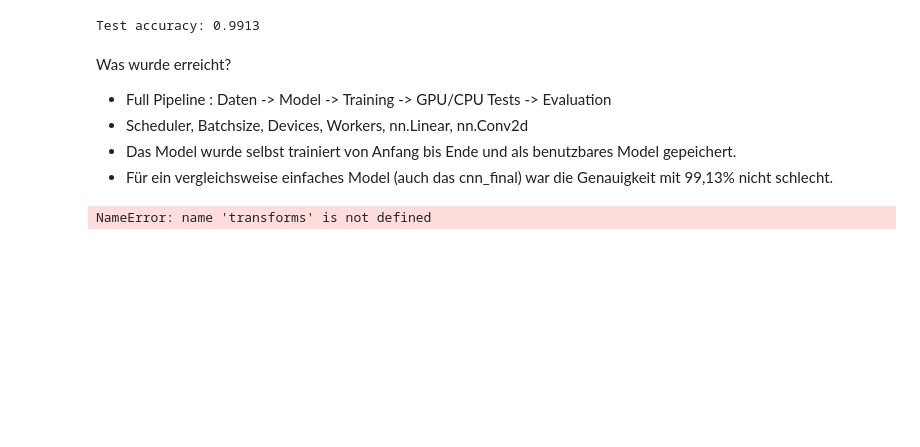
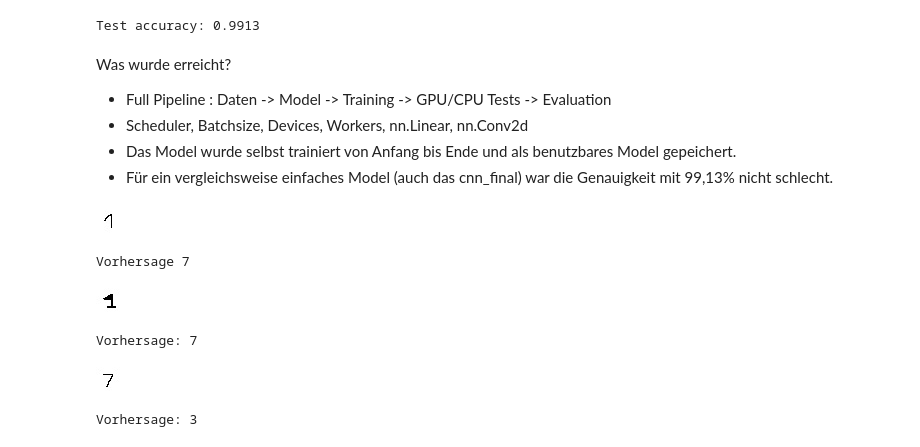
Before and after one commit to Pydatrick/DL_01_Digit_Recognizer_MNIST, a Jupyter notebook: mnist_train.ipynb, the cells around one changed output. Saved outputs shown, nothing was run; the diff lists cells and outputs as text; code cells hidden in the pictures; blank space fills up the shorter version.

```diff
--- a/mnist_train.ipynb
+++ b/mnist_train.ipynb
@@ -1224,38 +1220,48 @@ Was wurde erreicht?
 # OneCycleLR
 # %%
 # real life test
+from IPython.display import display
+
+model = DigitCNN().cuda()
+model.load_state_dict(torch.load("mnist_digitcnn_final_best.pth"))
+
 ROOT = Path().resolve()
 TEST = ROOT / "data" / "test"
 
 # convert to grey
 image_1 = PIL.Image.open(TEST / "1.jpg").convert("L")
 image_1_2 = PIL.Image.open(TEST / "1_2.jpg").convert("L")
 image_7 = PIL.Image.open(TEST / "7.jpg").convert("L")
 
 transformer = transforms.Compose([transforms.ToTensor()])
 
 # invert
-image_1 = ImageOps.invert(image_1)
-image_1_2 = ImageOps.invert(image_1_2)
-image_7 = ImageOps.invert(image_7)
+image_1_inv = ImageOps.invert(image_1)
+image_1_2_inv = ImageOps.invert(image_1_2)
+image_7_inv = ImageOps.invert(image_7)
 
 # transform to tensor
-tensor_1 = transformer(image_1).unsqueeze(0).cuda()
-tensor_1_2 = transformer(image_1_2).unsqueeze(0).cuda()
-tensor_7 = transformer(image_7).unsqueeze(0).cuda()
+tensor_1 = transformer(image_1_inv).unsqueeze(0).cuda()
+tensor_1_2 = transformer(image_1_2_inv).unsqueeze(0).cuda()
+tensor_7 = transformer(image_7_inv).unsqueeze(0).cuda()
 
 
 preds_1 = model(tensor_1).argmax(1).item()
 preds_1_2 = model(tensor_1_2).argmax(1).item()
 preds_7 = model(tensor_7).argmax(1).item()
 
-print(image_1)
+display(image_1)
 print("Vorhersage", preds_1)
 
-print(image_1_2)
+display(image_1_2)
 print("Vorhersage:", preds_1_2)
 
-print(image_7)
-print("7:", preds_7)
+display(image_7)
+print("Vorhersage:", preds_7)
 # %% [output]
+[figure, added]
-NameError: name 'transforms' is not defined
+Vorhersage 7
+[figure, added]
+Vorhersage: 7
+[figure, added]
+Vorhersage: 3
```
Also changed, not shown: parts of 29 cells of this notebook, 2 other files.
